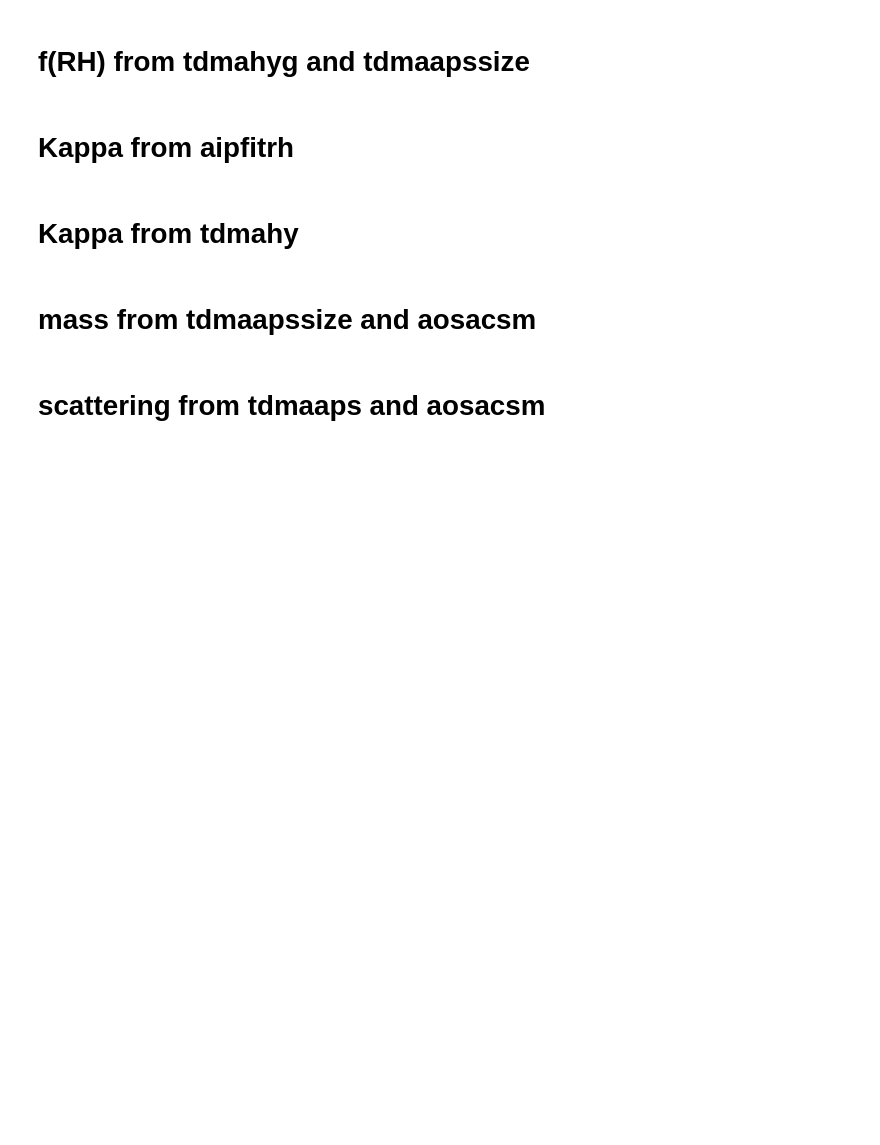
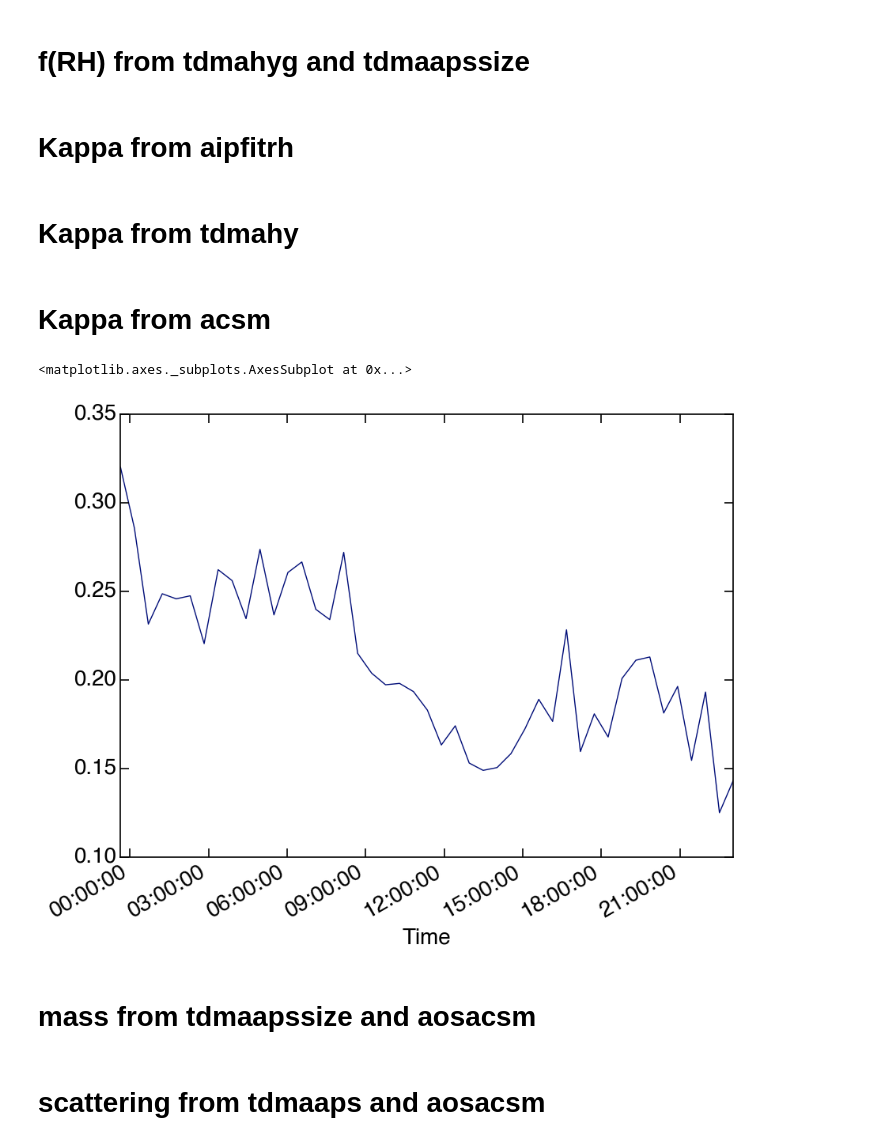
Before and after one commit to hagne/hagpack, a Jupyter notebook: hagpack/projects/arm/my products.ipynb, the cells around one changed output. Saved outputs shown, nothing was run; the diff lists cells and outputs as text; code cells hidden in the pictures; blank space fills up the shorter version.

```diff
--- a/hagpack/projects/arm/my products.ipynb
+++ b/hagpack/projects/arm/my products.ipynb
@@ -86,3 +93,14 @@ out.calculate_all()
+# %% [markdown]
+# Kappa from acsm
+# %%
+fname = '/Users/htelg/data/ARM/SGP/sgpaosacsmC1.b1.20120301.001222.cdf'
+# %%
+out = read_data.read_cdf(fname, data_quality= 'patchy')
+# %%
+out.kappa.plot()
+# %% [output]
+<matplotlib.axes._subplots.AxesSubplot at 0x...>
+[figure, added]
 # %% [markdown]
 # mass from tdmaapssize and aosacsm
 # %%
```
Also changed, not shown: parts of 2 cells of this notebook, 2 other files.
